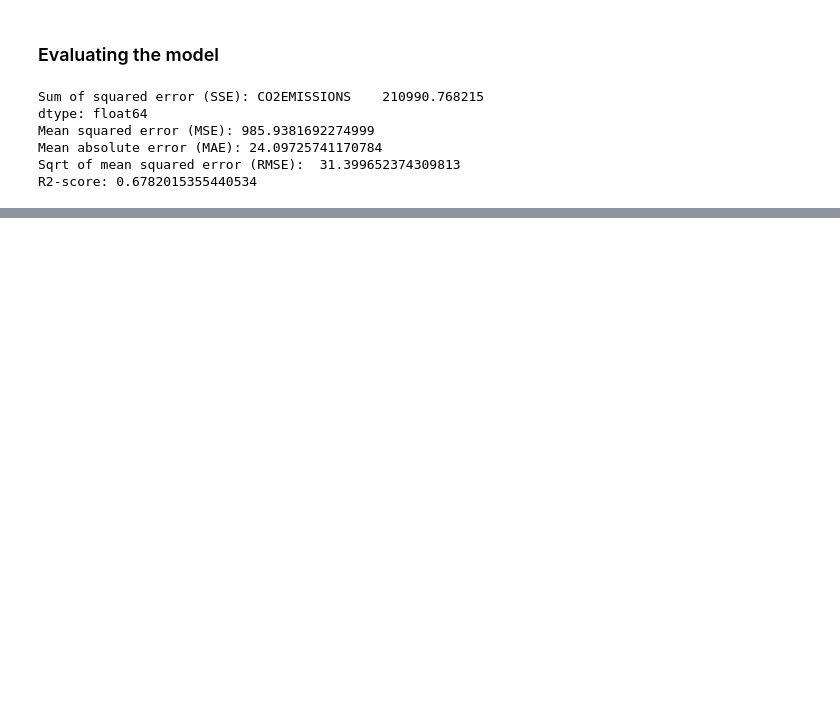
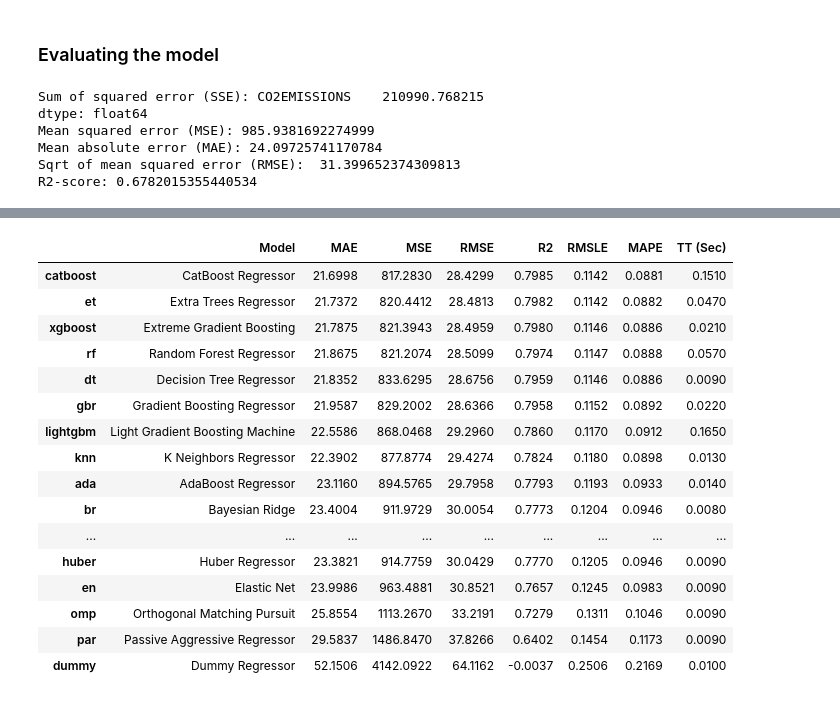
Before and after one commit to cchuang2009/2022-1, a Jupyter notebook: Python_IM/2023-2/Week_11_CO2_Emission_by_CAR.ipynb, the cells around one changed output, grey strips where cells are left out. Saved outputs shown, nothing was run; the diff lists cells and outputs as text; code cells hidden in the pictures; blank space fills up the shorter version.

```diff
--- a/Python_IM/2023-2/Week_11_CO2_Emission_by_CAR.ipynb
+++ b/Python_IM/2023-2/Week_11_CO2_Emission_by_CAR.ipynb
@@ -256,0 +526,3 @@ As same as the processing for estimated between `Engingesize ➡︎ CO2 emission
+# %%
+best = compare_models()
+# %% [output]
@@ -256,0 +530,17 @@ As same as the processing for estimated between `Engingesize ➡︎ CO2 emission
+|  | Model | MAE | MSE | RMSE | R2 | RMSLE | MAPE | TT (Sec) |
+| catboost | CatBoost Regressor | 21.6998 | 817.2830 | 28.4299 | 0.7985 | 0.1142 | 0.0881 | 0.1510 |
+| et | Extra Trees Regressor | 21.7372 | 820.4412 | 28.4813 | 0.7982 | 0.1142 | 0.0882 | 0.0470 |
+| xgboost | Extreme Gradient Boosting | 21.7875 | 821.3943 | 28.4959 | 0.7980 | 0.1146 | 0.0886 | 0.0210 |
+| rf | Random Forest Regressor | 21.8675 | 821.2074 | 28.5099 | 0.7974 | 0.1147 | 0.0888 | 0.0570 |
+| dt | Decision Tree Regressor | 21.8352 | 833.6295 | 28.6756 | 0.7959 | 0.1146 | 0.0886 | 0.0090 |
+| gbr | Gradient Boosting Regressor | 21.9587 | 829.2002 | 28.6366 | 0.7958 | 0.1152 | 0.0892 | 0.0220 |
+| lightgbm | Light Gradient Boosting Machine | 22.5586 | 868.0468 | 29.2960 | 0.7860 | 0.1170 | 0.0912 | 0.1650 |
+| knn | K Neighbors Regressor | 22.3902 | 877.8774 | 29.4274 | 0.7824 | 0.1180 | 0.0898 | 0.0130 |
+| ada | AdaBoost Regressor | 23.1160 | 894.5765 | 29.7958 | 0.7793 | 0.1193 | 0.0933 | 0.0140 |
+| br | Bayesian Ridge | 23.4004 | 911.9729 | 30.0054 | 0.7773 | 0.1204 | 0.0946 | 0.0080 |
+| ... | ... | ... | ... | ... | ... | ... | ... | ... |
+| huber | Huber Regressor | 23.3821 | 914.7759 | 30.0429 | 0.7770 | 0.1205 | 0.0946 | 0.0090 |
+| en | Elastic Net | 23.9986 | 963.4881 | 30.8521 | 0.7657 | 0.1245 | 0.0983 | 0.0090 |
+| omp | Orthogonal Matching Pursuit | 25.8554 | 1113.2670 | 33.2191 | 0.7279 | 0.1311 | 0.1046 | 0.0090 |
+| par | Passive Aggressive Regressor | 29.5837 | 1486.8470 | 37.8266 | 0.6402 | 0.1454 | 0.1173 | 0.0090 |
+| dummy | Dummy Regressor | 52.1506 | 4142.0922 | 64.1162 | -0.0037 | 0.2506 | 0.2169 | 0.0100 |
```
Also changed, not shown: parts of 44 cells of this notebook.
